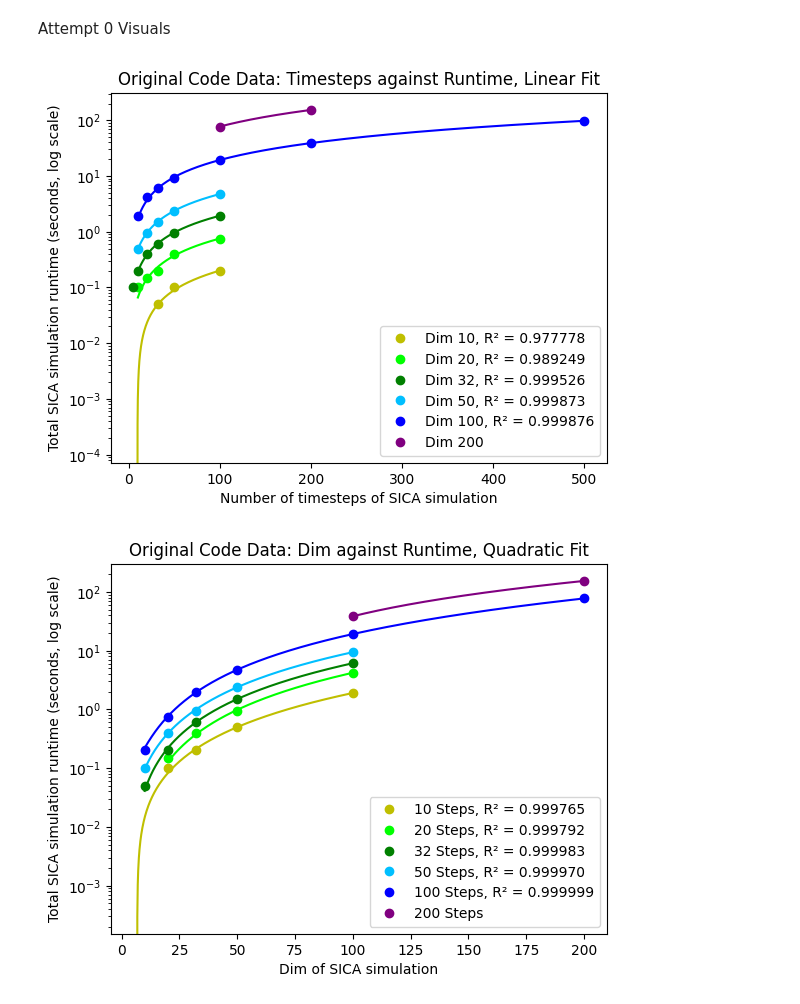
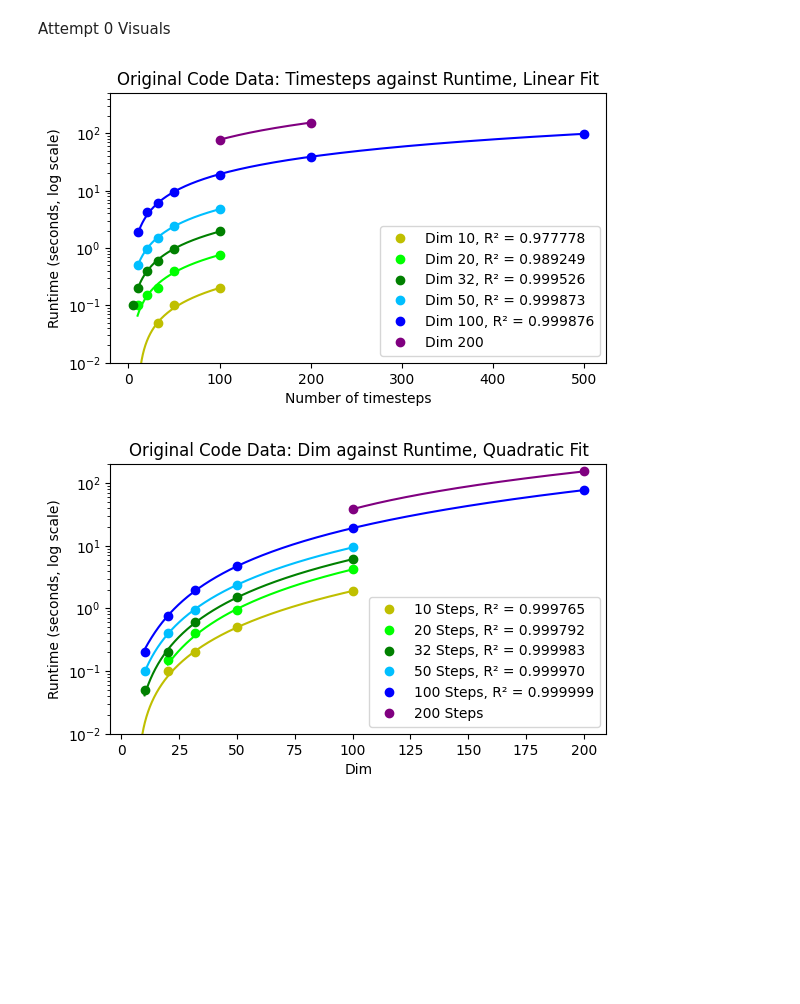
Before and after one commit to Carregando1/rsi_project_final, a Jupyter notebook: sica-time-comparison-data-analysis.ipynb, the cells around one changed output. Cells and saved outputs as stored; diff of their text form; code cells hidden in the pictures; blank space fills up the shorter version.

```diff
--- a/sica-time-comparison-data-analysis.ipynb
+++ b/sica-time-comparison-data-analysis.ipynb
@@ -112,6 +116,8 @@ plt.show()
 # %% [markdown]
 Attempt 0 Visuals
 # %%
+plt.figure().set_figheight(3.5)
+
 dim10 = np.poly1d(np.polyfit(att0datadim[att0datadim['dim']==10]['step'], att0datadim[att0datadim['dim']==10]['time'], 1))
 pdim10 = np.linspace(5, 100, 1000)
 d10r = r2_score(att0datadim[att0datadim['dim']==10]['time'], dim10(att0datadim[att0datadim['dim']==10]['step']))
@@ -126,37 +132,40 @@ plt.plot(pdim20, dim20(pdim20), 'lime')
 
 dim32 = np.poly1d(np.polyfit(att0datadim[att0datadim['dim']==32]['step'], att0datadim[att0datadim['dim']==32]['time'], 1))
 pdim32 = np.linspace(10, 100, 1000)
 d32r = r2_score(att0datadim[att0datadim['dim']==32]['time'], dim32(att0datadim[att0datadim['dim']==32]['step']))
 plt.plot(att0datadim[att0datadim['dim']==32]['step'], att0datadim[att0datadim['dim']==32]['time'], 'o', color='green', label=f'Dim 32, R² = {d32r:.6f}')
 plt.plot(pdim32, dim32(pdim32), 'green')
 
 dim50 = np.poly1d(np.polyfit(att0datadim[att0datadim['dim']==50]['step'], att0datadim[att0datadim['dim']==50]['time'], 1))
 pdim50 = np.linspace(10, 100, 1000)
 d50r = r2_score(att0datadim[att0datadim['dim']==50]['time'], dim50(att0datadim[att0datadim['dim']==50]['step']))
 plt.plot(att0datadim[att0datadim['dim']==50]['step'], att0datadim[att0datadim['dim']==50]['time'], 'o', color='deepskyblue', label=f'Dim 50, R² = {d50r:.6f}')
 plt.plot(pdim50, dim50(pdim50), 'deepskyblue')
 
 dim100 = np.poly1d(np.polyfit(att0datadim[att0datadim['dim']==100]['step'], att0datadim[att0datadim['dim']==100]['time'], 1))
 pdim100 = np.linspace(10, 500, 1000)
 d100r = r2_score(att0datadim[att0datadim['dim']==100]['time'], dim100(att0datadim[att0datadim['dim']==100]['step']))
 plt.plot(att0datadim[att0datadim['dim']==100]['step'], att0datadim[att0datadim['dim']==100]['time'], 'o', color='blue', label=f'Dim 100, R² = {d100r:.6f}')
 plt.plot(pdim100, dim100(pdim100), 'blue')
 
 dim200 = np.poly1d(np.polyfit(att0datadim[att0datadim['dim']==200]['step'], att0datadim[att0datadim['dim']==200]['time'], 1))
 pdim200 = np.linspace(100, 200, 1000)
 plt.plot(att0datadim[att0datadim['dim']==200]['step'], att0datadim[att0datadim['dim']==200]['time'], 'o', color='purple', label=f'Dim 200')
 plt.plot(pdim200, dim200(pdim200), 'purple')
 
 
 plt.legend()
-plt.xlabel(f"Number of timesteps of SICA simulation")
-plt.ylabel("Total SICA simulation runtime (seconds, log scale)")
+plt.xlabel(f"Number of timesteps")
+plt.ylabel("Runtime (seconds, log scale)")
 plt.yscale('log')
+plt.ylim(0.01, 500)
 plt.title("Original Code Data: Timesteps against Runtime, Linear Fit")
 plt.show()
 # %% [output]
-[figure, old version]
+[figure, new version]
 # %%
+plt.figure().set_figheight(3.5)
+
 step10 = np.poly1d(np.polyfit(att0datastep[att0datastep['step']==10]['dim'], att0datastep[att0datastep['step']==10]['time'], 2))
 pstep10 = np.linspace(5, 100, 1000)
 s10r = r2_score(att0datastep[att0datastep['step']==10]['time'], step10(att0datastep[att0datastep['step']==10]['dim']))
@@ -194,10 +203,11 @@ plt.plot(pstep200, step200(pstep200), 'purple')
 
 
 plt.legend()
-plt.xlabel(f"Dim of SICA simulation")
-plt.ylabel("Total SICA simulation runtime (seconds, log scale)")
+plt.xlabel(f"Dim")
+plt.ylabel("Runtime (seconds, log scale)")
 plt.title("Original Code Data: Dim against Runtime, Quadratic Fit")
 plt.yscale('log')
+plt.ylim(0.01, 200)
 plt.show()
 # %% [output]
-[figure, old version]
+[figure, new version]
```
Also changed, not shown: parts of 2 cells of this notebook.
